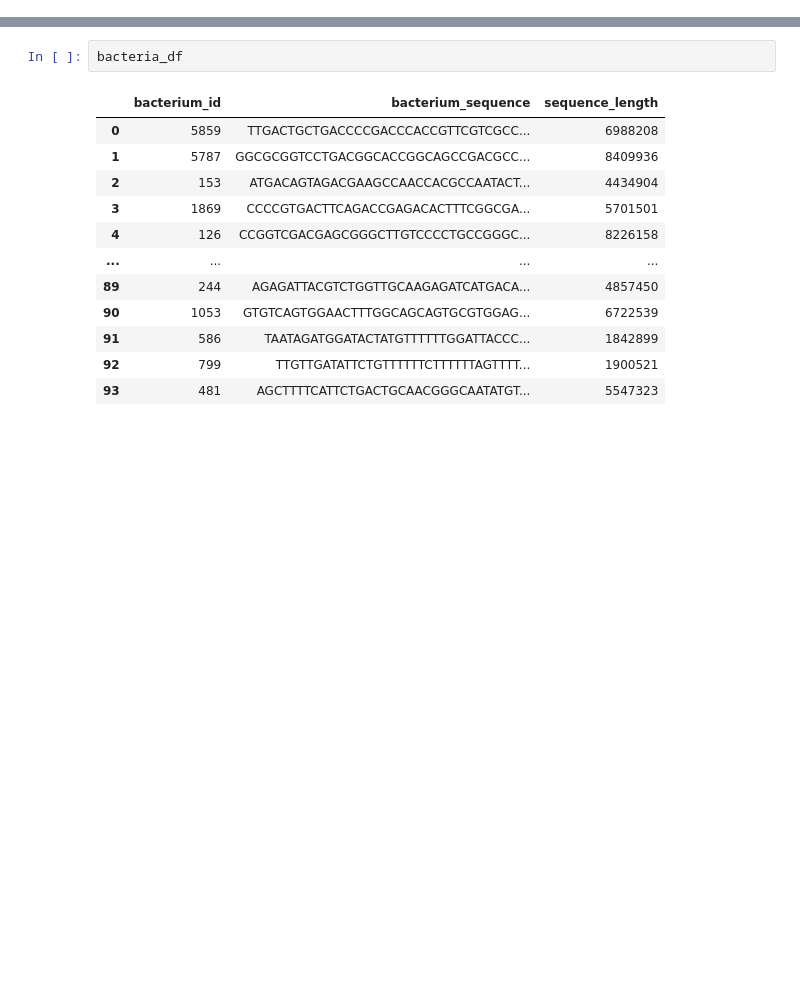
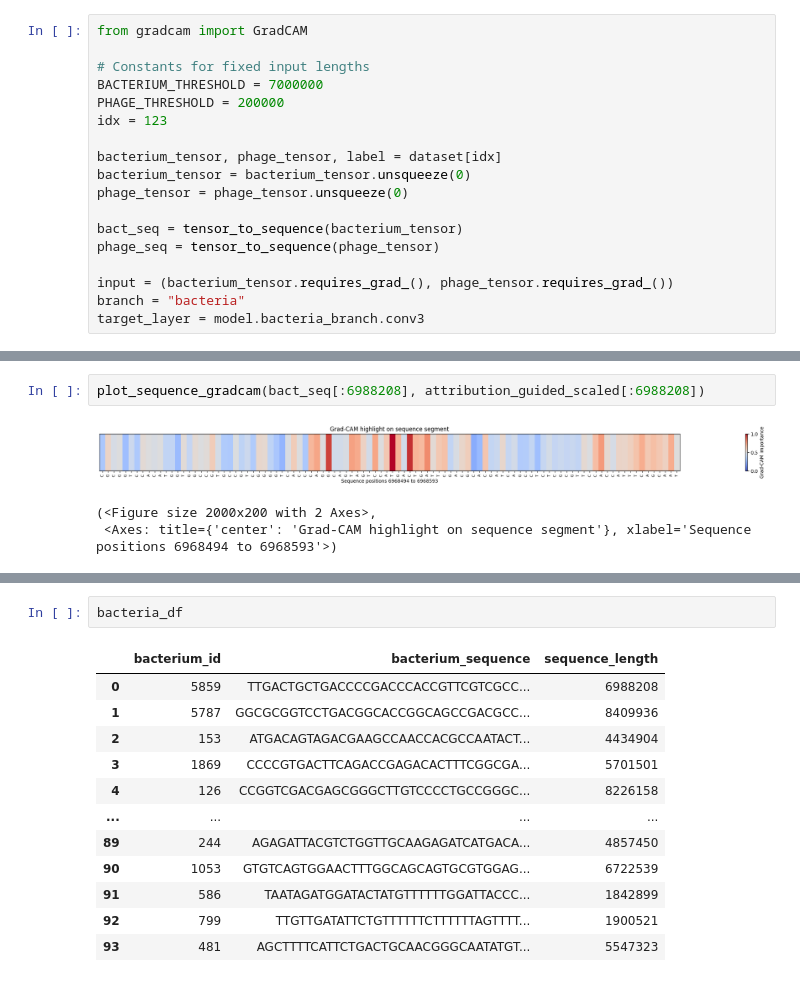
Before and after one commit to arthurbabey/gradcam1D, a Jupyter notebook: keras2torch.ipynb, the cells around one changed output, grey strips where cells are left out. Saved outputs shown, nothing was run; the diff lists cells and outputs as text; blank space fills up the shorter version.

```diff
--- a/keras2torch.ipynb
+++ b/keras2torch.ipynb
@@ -297,0 +66,18 @@ phages_df = pd.read_csv("./data/public_data_set/phages_df.csv")
+# %%
+from gradcam import GradCAM
+
+# Constants for fixed input lengths
+BACTERIUM_THRESHOLD = 7000000
+PHAGE_THRESHOLD = 200000
+idx = 123
+
+bacterium_tensor, phage_tensor, label = dataset[idx]
+bacterium_tensor = bacterium_tensor.unsqueeze(0)
+phage_tensor = phage_tensor.unsqueeze(0)
+
+bact_seq = tensor_to_sequence(bacterium_tensor)
+phage_seq = tensor_to_sequence(phage_tensor)
+
+input = (bacterium_tensor.requires_grad_(), phage_tensor.requires_grad_())
+branch = "bacteria"
+target_layer = model.bacteria_branch.conv3
@@ -297,0 +273,6 @@ phages_df = pd.read_csv("./data/public_data_set/phages_df.csv")
+# %%
+plot_sequence_gradcam(bact_seq[:6988208], attribution_guided_scaled[:6988208])
+# %% [output]
+[figure, added]
+(<Figure size 2000x200 with 2 Axes>,
+ <Axes: title={'center': 'Grad-CAM highlight on sequence segment'}, xlabel='Sequence positions 6968494 to 6968593'>)
```
Also changed, not shown: parts of 44 cells of this notebook, 14 other files.
